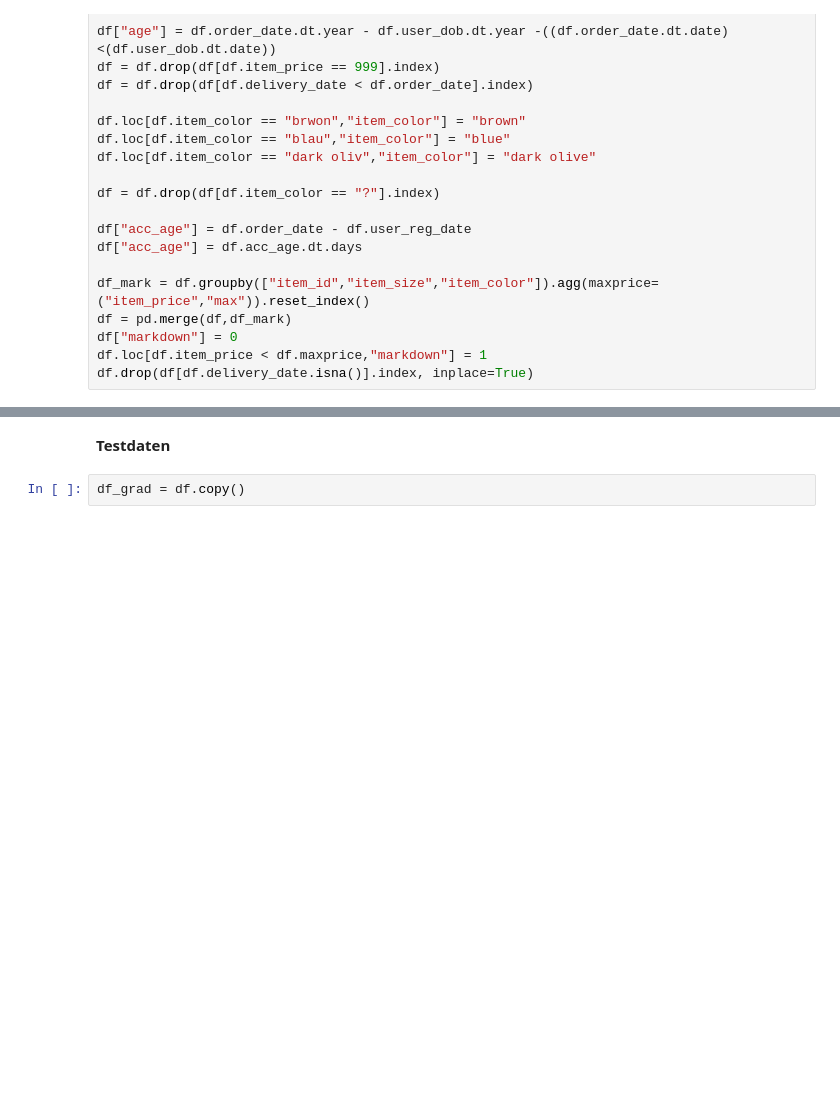
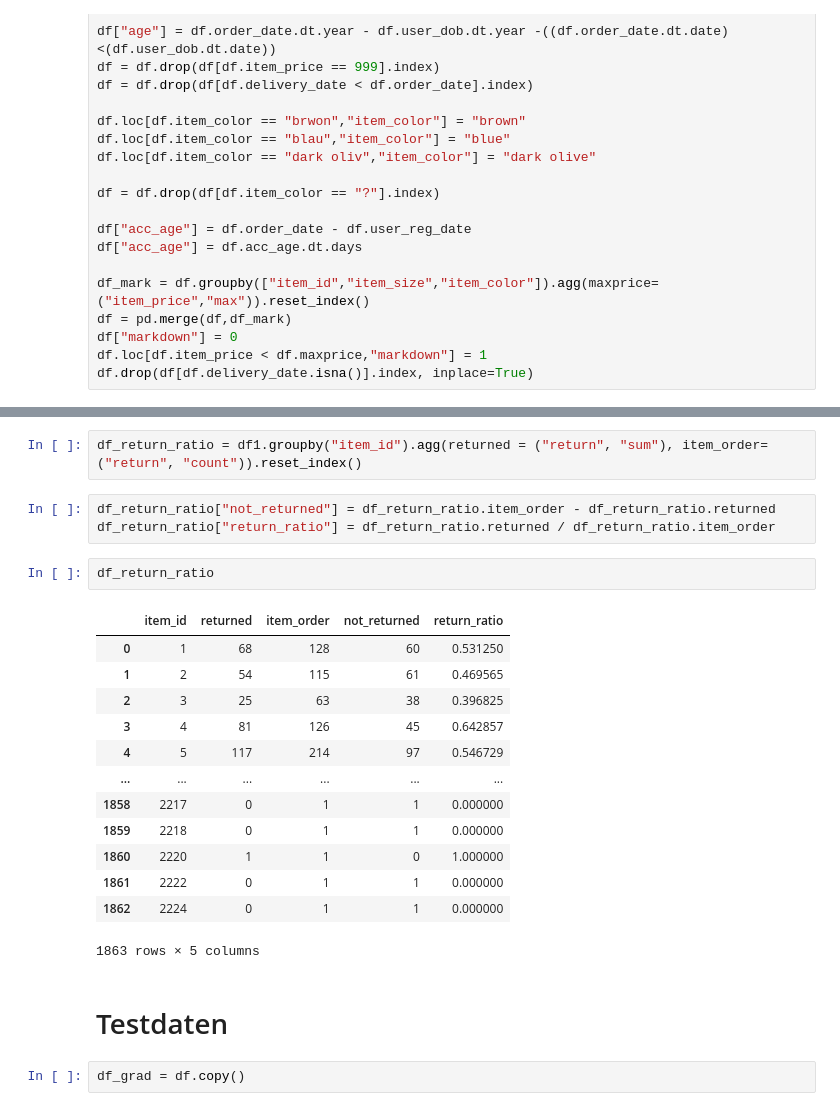
Before and after one commit to P-AEL/ML-Projekt, a Jupyter notebook: Flo/gradient_boosting.ipynb, the cells around one changed output, grey strips where cells are left out. Drawn from its saved outputs; the diff is of its cells as text; blank space fills up the shorter version.

```diff
--- a/Flo/gradient_boosting.ipynb
+++ b/Flo/gradient_boosting.ipynb
@@ -41,5 +120,26 @@ df.drop(df[df.delivery_date.isna()].index, inplace=True)
+# %%
+df_return_ratio = df1.groupby("item_id").agg(returned = ("return", "sum"), item_order= ("return", "count")).reset_index()
+# %%
+df_return_ratio["not_returned"] = df_return_ratio.item_order - df_return_ratio.returned
+df_return_ratio["return_ratio"] = df_return_ratio.returned / df_return_ratio.item_order
+# %%
+df_return_ratio
+# %% [output]
+|  | item_id | returned | item_order | not_returned | return_ratio |
+| 0 | 1 | 68 | 128 | 60 | 0.531250 |
+| 1 | 2 | 54 | 115 | 61 | 0.469565 |
+| 2 | 3 | 25 | 63 | 38 | 0.396825 |
+| 3 | 4 | 81 | 126 | 45 | 0.642857 |
+| 4 | 5 | 117 | 214 | 97 | 0.546729 |
+| ... | ... | ... | ... | ... | ... |
+| 1858 | 2217 | 0 | 1 | 1 | 0.000000 |
+| 1859 | 2218 | 0 | 1 | 1 | 0.000000 |
+| 1860 | 2220 | 1 | 1 | 0 | 1.000000 |
+| 1861 | 2222 | 0 | 1 | 1 | 0.000000 |
+| 1862 | 2224 | 0 | 1 | 1 | 0.000000 |
+1863 rows × 5 columns
 # %% [markdown]
-**Testdaten**
+# Testdaten
 # %%
 df_grad = df.copy()
 # %%
```
Also changed, not shown: parts of 21 cells of this notebook.
